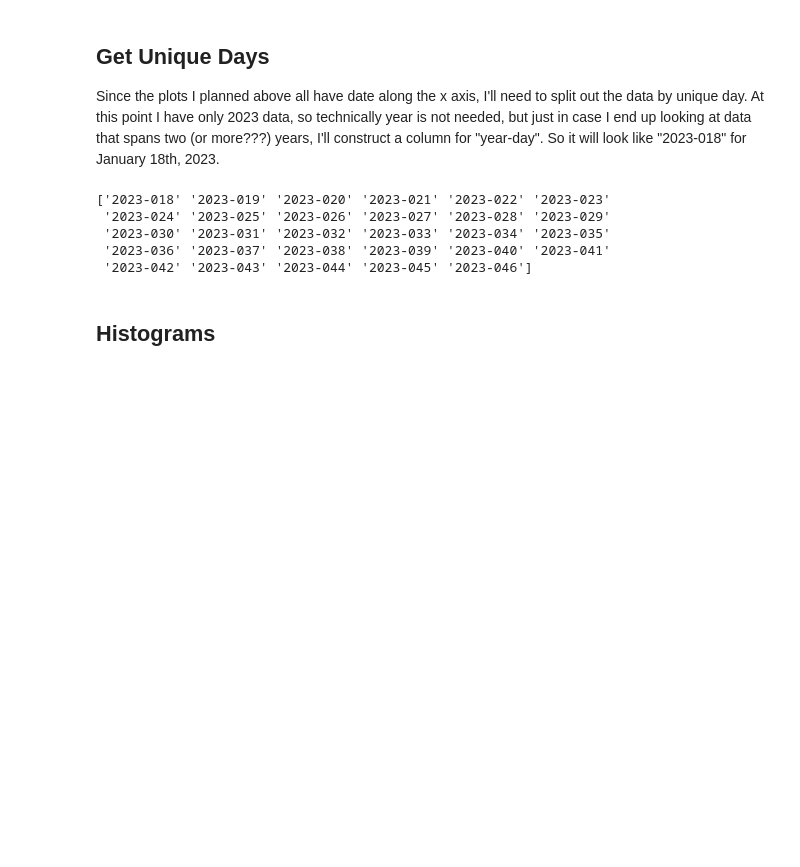
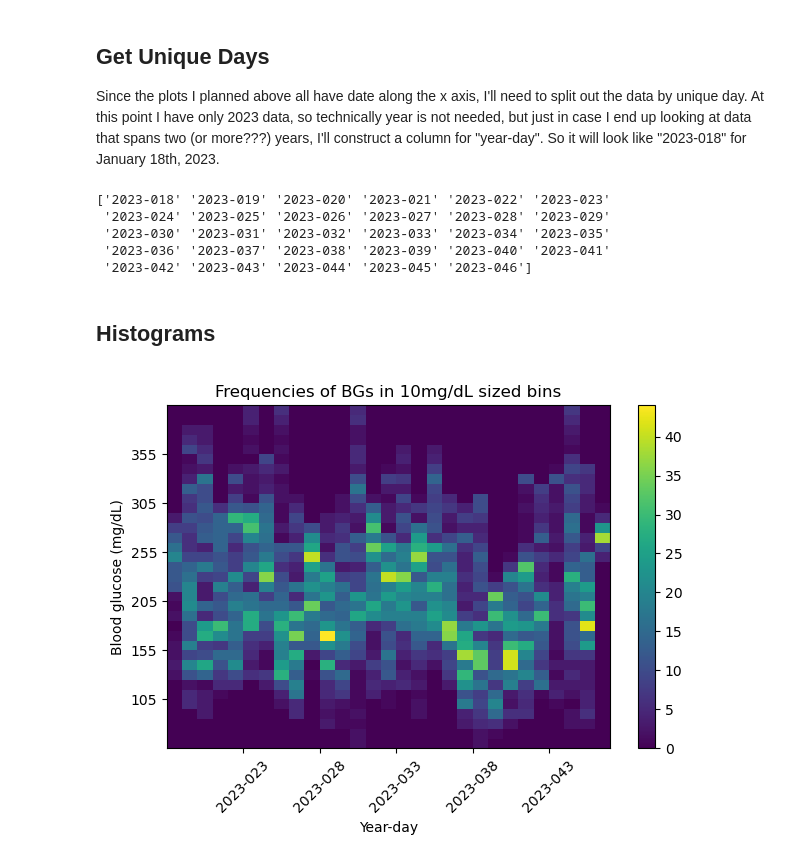
Before and after one commit to michellejw/sugar, a Jupyter notebook: notebooks/glucose-part03.ipynb, the cells around one changed output. Saved outputs shown, nothing was run; the diff lists cells and outputs as text; code cells hidden in the pictures; blank space fills up the shorter version.

```diff
--- a/notebooks/glucose-part03.ipynb
+++ b/notebooks/glucose-part03.ipynb
@@ -55,7 +55,8 @@ df_cgm["year"] = df_cgm["time"].dt.year
 df_cgm["yearday"] = df_cgm["year"].astype(str) + '-' + df_cgm["dayofyear"].map('{:03.0f}'.format)
 
 # Print a list of the unique day being analyzed
-print(np.unique(df_cgm["yearday"]))
+unique_days = np.unique(df_cgm["yearday"])
+print(unique_days)
 # %% [output]
 ['2023-018' '2023-019' '2023-020' '2023-021' '2023-022' '2023-023'
  '2023-024' '2023-025' '2023-026' '2023-027' '2023-028' '2023-029'
@@ -70,6 +71,41 @@ bin_width = 10 # units - mg/dL
 bin_min = 50
 bin_max = 400
 bin_edges = np.arange(bin_min, bin_max+1, bin_width)
+bin_centers = bin_edges[:-1] + (bin_width/2)
 
 # Loop through dates and compute BG histogram for each day
 bg_histo_arr = [] # initialize a list to hold the histogram array
+for day in unique_days:
+    bg_sub = df_cgm[df_cgm["yearday"] == day]["bg"]
+    count,_ = np.histogram(bg_sub, bins=bin_edges)
+    bg_histo_arr.append(count)
+
+# Convert to numpy array
+bg_histo_arr = np.array(bg_histo_arr).transpose()
+# %%
+# Plot the 2D histogram
+fig, ax = plt.subplots(1,1)
+h = ax.pcolormesh(bg_histo_arr)
+
+# x-axis
+x = plt.xticks()[0]
+x = x[(x>0) & (x<len(unique_days))]
+ax.set_xticks(x)
+ax.set_xticklabels(unique_days[[int(a) for a in x]], rotation=45)
+ax.set_xlabel('Year-day')
+
+# y-axis
+y = plt.yticks()[0]
+y = y[(y>0) & (y<len(bin_centers))]
+ax.set_yticks(y)
+bin_center_labels = np.array([int(a) for a in bin_centers])
+ax.set_yticklabels(bin_center_labels[[int(a) for a in y]]);
+ax.set_ylabel('Blood glucose (mg/dL)')
+
+fig.colorbar(h, ax=ax)
+
+ax.set_title('Frequencies of BGs in ' + str(bin_width) + 'mg/dL sized bins');
+
+fig.tight_layout()
+# %% [output]
+[figure, added]
```
Also changed, not shown: parts of 1 cell of this notebook, 2 other files.
